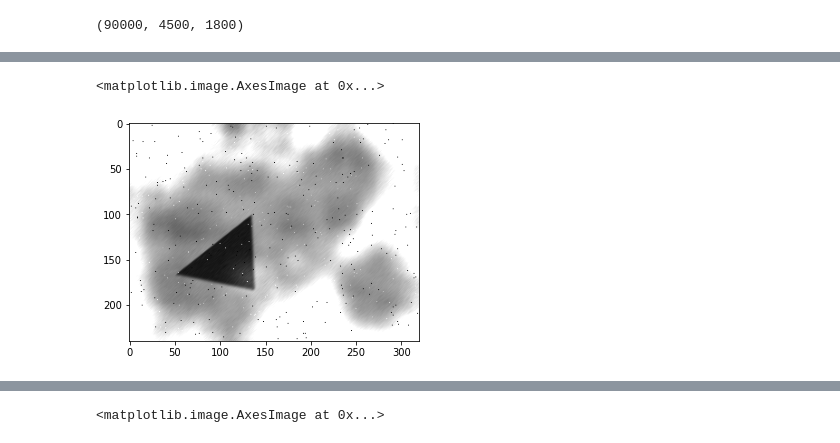
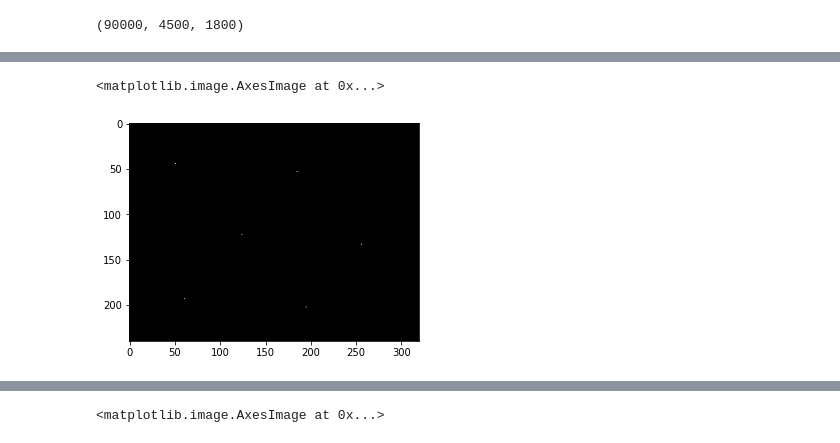
Before and after one commit to amit205/multi-task-learning, a Jupyter notebook: superpoint_coco.ipynb, the cells around one changed output, grey strips where cells are left out. Cells and saved outputs as stored; diff of their text form; code cells hidden in the pictures.

```diff
--- a/superpoint_coco.ipynb
+++ b/superpoint_coco.ipynb
@@ -210,7 +210,7 @@ model_config = {
             'grid_size': 8,
             'detection_threshold': 0.4,
             'descriptor_size': 256,
-            'batch_size': 64,
+            'batch_size': 2,
             'epochs': 25,
             'learning_rate': 0.001,
             'lambda_d': 250,
@@ -243,7 +243,7 @@ class SyntheticShapes(keras.utils.Sequence):
         batch_point_files = self.__point_files[index * self.__batch_size:(index + 1) * self.__batch_size]
 
         for img_file, point_file, itr in zip(batch_img_files, batch_point_files, range(self.__batch_size)):
-
+#             print(img_file)
             image = cv2.imread(img_file, 0)
             image = np.expand_dims(image, axis = 2)
             image_shape = tf.shape(image)[:2]
@@ -295,11 +295,12 @@ class SyntheticShapes(keras.utils.Sequence):
             warped_images = np.array(warped_images)
             warped_mask_images = np.array(warped_mask_images)
             valid_masks = np.array(valid_masks)
+            dummy_loss_target = np.zeros(self.__batch_size)
 #             return warped_images, warped_points_maps
-            return [images, points_maps, #points_list,
-                    homography_list, warped_images,
+            return [images,  #points_list,
+                    homography_list, warped_images
 #                     warped_mask_images, valid_masks, warped_points_list
-                   ], [warped_points_maps]
+                   ], [points_maps, warped_points_maps,dummy_loss_target]
 
         else:
             return images, points_maps
@@ -624,4 +646,4 @@ plt.imshow(y[0],cmap = 'gray')
 test_gen = SyntheticShapes(splits['test']['images'], splits['test']['points'],
                            batch_size = 4, is_training = True)
 # %%
-x, y = test_gen.__getitem__(1)
+x, y = test_gen.__getitem__(1000)
@@ -630,5 +655,5 @@ x, y = test_gen.__getitem__(1)
 # %%
-plt.imshow(images[2], cmap = 'gray')
+plt.imshow(y[0][2], cmap='gray')
 # %% [output]
 <matplotlib.image.AxesImage at 0x...>
-[figure, old version]
+[figure, new version]
```
Also changed, not shown: parts of 38 cells of this notebook, 1 other file.
